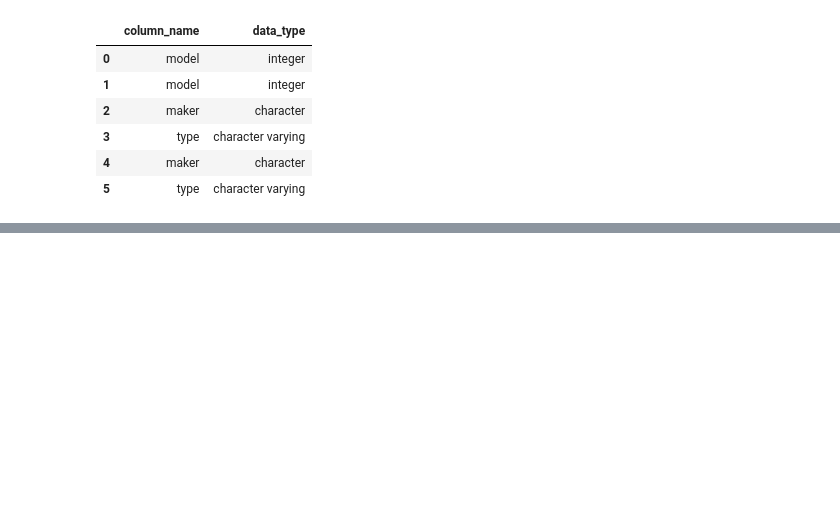
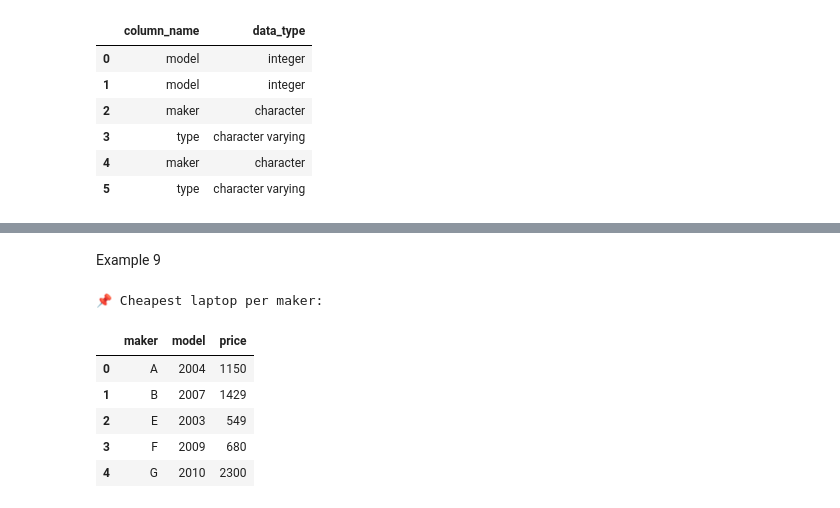
Before and after one commit to falcon-140/CSCI226, a Jupyter notebook: CSCI226(D).ipynb, the cells around one changed output, grey strips where cells are left out. Cells and saved outputs as stored; diff of their text form; code cells hidden in the pictures; blank space fills up the shorter version.

```diff
--- a/CSCI226(D).ipynb
+++ b/CSCI226(D).ipynb
@@ -74,0 +207,27 @@ display(columns)
+# %% [markdown]
+Example 9
+# %%
+with engine.connect() as conn:
+    sql = """
+      SELECT maker, model, price
+      FROM (
+        SELECT p.maker, l.model, l.price,
+               RANK() OVER (PARTITION BY p.maker ORDER BY l.price ASC) AS rnk
+        FROM product p
+        JOIN laptop l ON p.model = l.model
+      ) sub
+      WHERE rnk = 1
+      ORDER BY maker;
+    """
+    cheapest_laptops_df = pd.read_sql_query(text(sql), conn)
+
+print("📌 Cheapest laptop per maker:")
+display(cheapest_laptops_df)
+# %% [output]
+📌 Cheapest laptop per maker:
+|  | maker | model | price |
+| 0 | A | 2004 | 1150 |
+| 1 | B | 2007 | 1429 |
+| 2 | E | 2003 | 549 |
+| 3 | F | 2009 | 680 |
+| 4 | G | 2010 | 2300 |
```
Also changed, not shown: parts of 15 cells of this notebook.
